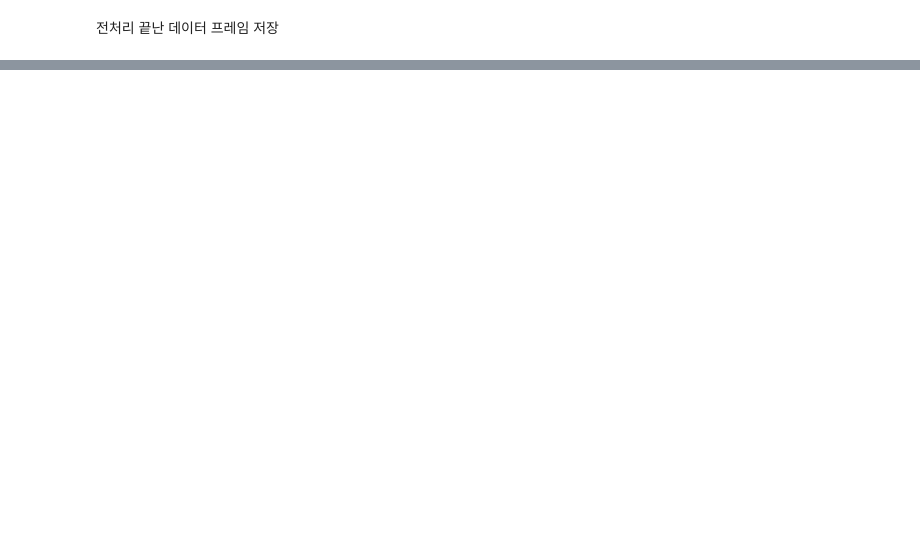
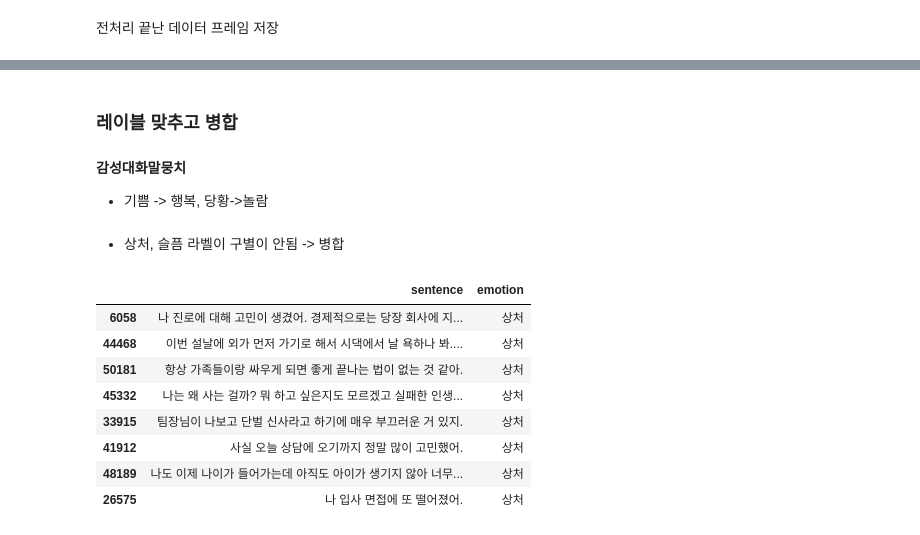
Before and after one commit to Bongwoo2lee/floread, a Jupyter notebook: sentiment-analysis/EDA.ipynb, the cells around one changed output, grey strips where cells are left out. Drawn from its saved outputs; the diff is of its cells as text; code cells hidden in the pictures; blank space fills up the shorter version.

```diff
--- a/sentiment-analysis/EDA.ipynb
+++ b/sentiment-analysis/EDA.ipynb
@@ -375,0 +410,6 @@ train3.to_csv("data/연속적대화.csv")
+# %%
+import pandas as pd
+trainset1 = pd.read_csv("data/감성대화말뭉치(병합).csv",index_col=0)
+trainset2 = pd.read_csv("data/단발성대화.csv",index_col=0)
+trainset3 = pd.read_csv("data/연속적대화.csv",index_col=0)
+trainset = [trainset1, trainset2, trainset3]
@@ -375,0 +440,22 @@ train3.to_csv("data/연속적대화.csv")
+# %% [markdown]
+### 레이블 맞추고 병합
+# %% [markdown]
+__감성대화말뭉치__
+- 기쁨 -> 행복, 당황->놀람
+# %%
+trainset1.loc[trainset1['emotion'] == '기쁨', 'emotion'] = '행복'
+trainset1.loc[trainset1['emotion'] == '당황', 'emotion'] = '놀람'
+# %% [markdown]
+- 상처, 슬픔 라벨이 구별이 안됨 -> 병합
+# %%
+trainset1[trainset1['emotion'] == '상처'].sample(n=8)
+# %% [output]
+|  | sentence | emotion |
+| 6058 | 나 진로에 대해 고민이 생겼어. 경제적으로는 당장 회사에 지... | 상처 |
+| 44468 | 이번 설날에 외가 먼저 가기로 해서 시댁에서 날 욕하나 봐.... | 상처 |
+| 50181 | 항상 가족들이랑 싸우게 되면 좋게 끝나는 법이 없는 것 같아. | 상처 |
+| 45332 | 나는 왜 사는 걸까? 뭐 하고 싶은지도 모르겠고 실패한 인생... | 상처 |
+| 33915 | 팀장님이 나보고 단벌 신사라고 하기에 매우 부끄러운 거 있지. | 상처 |
+| 41912 | 사실 오늘 상담에 오기까지 정말 많이 고민했어. | 상처 |
+| 48189 | 나도 이제 나이가 들어가는데 아직도 아이가 생기지 않아 너무... | 상처 |
+| 26575 | 나 입사 면접에 또 떨어졌어. | 상처 |
```
Also changed, not shown: parts of 34 cells of this notebook, 1 other file.
